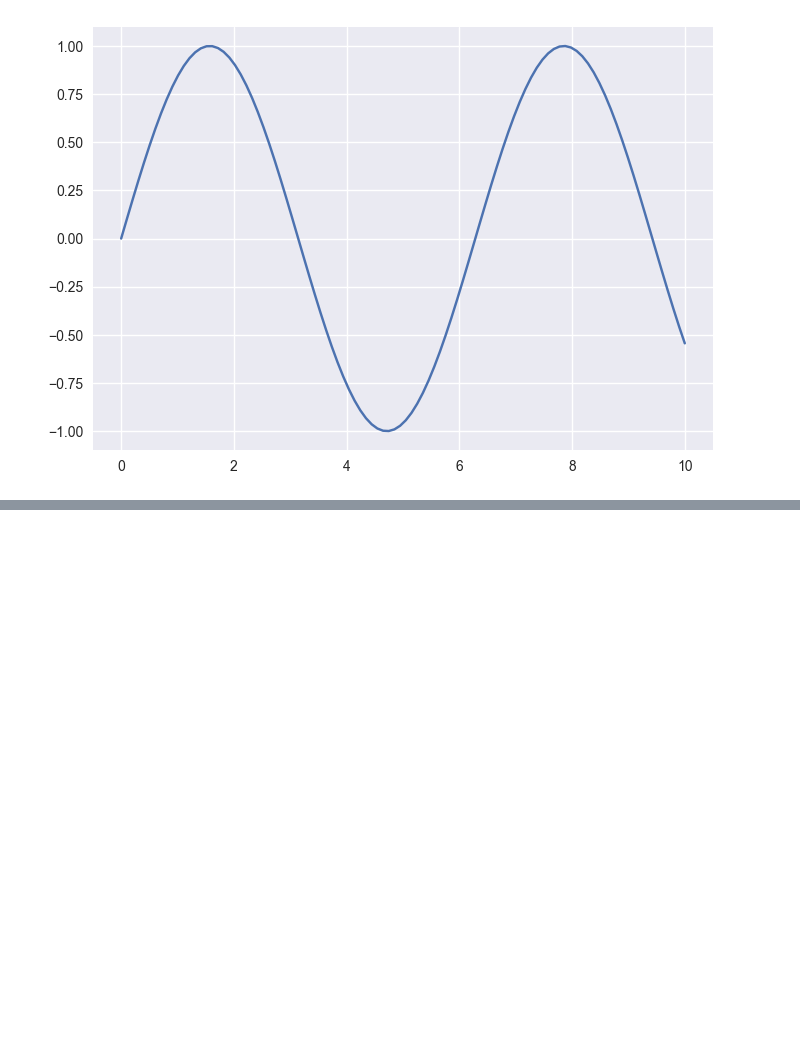
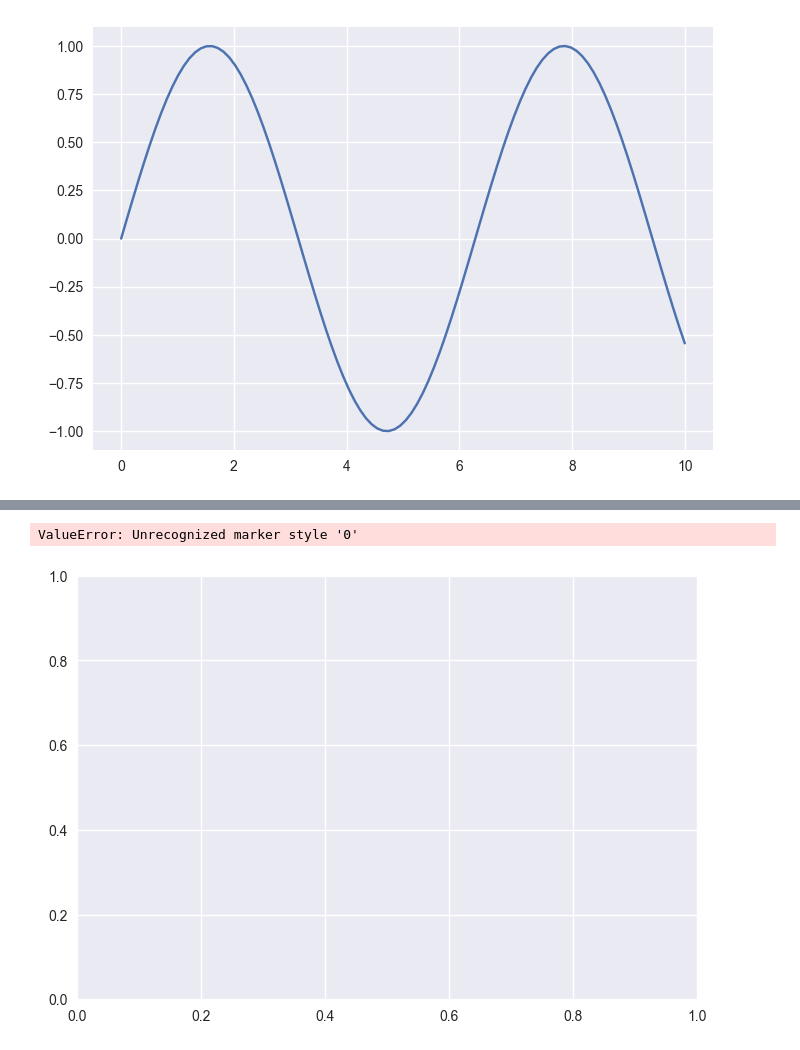
Before and after one commit to Sumit0914/sumit, a Jupyter notebook: visualization.ipynb, the cells around one changed output, grey strips where cells are left out. Cells and saved outputs as stored; diff of their text form; code cells hidden in the pictures; blank space fills up the shorter version.

```diff
--- a/visualization.ipynb
+++ b/visualization.ipynb
@@ -19,0 +53,8 @@ plt.plot(x,y)
+# %%
+fig = plt.Figure(figsize=(6,4))
+x = np.linspace(0,10,100)
+y = np.sin(x)
+plt.plot(x,y,marker='0', markersize=4, markerfacecolor='blue', markerdgecolor='green',markeredgewidth=2)
+# %% [output]
+ValueError: Unrecognized marker style '0'
+[figure, added]
```
Also changed, not shown: parts of 9 cells of this notebook, 6 other files.
